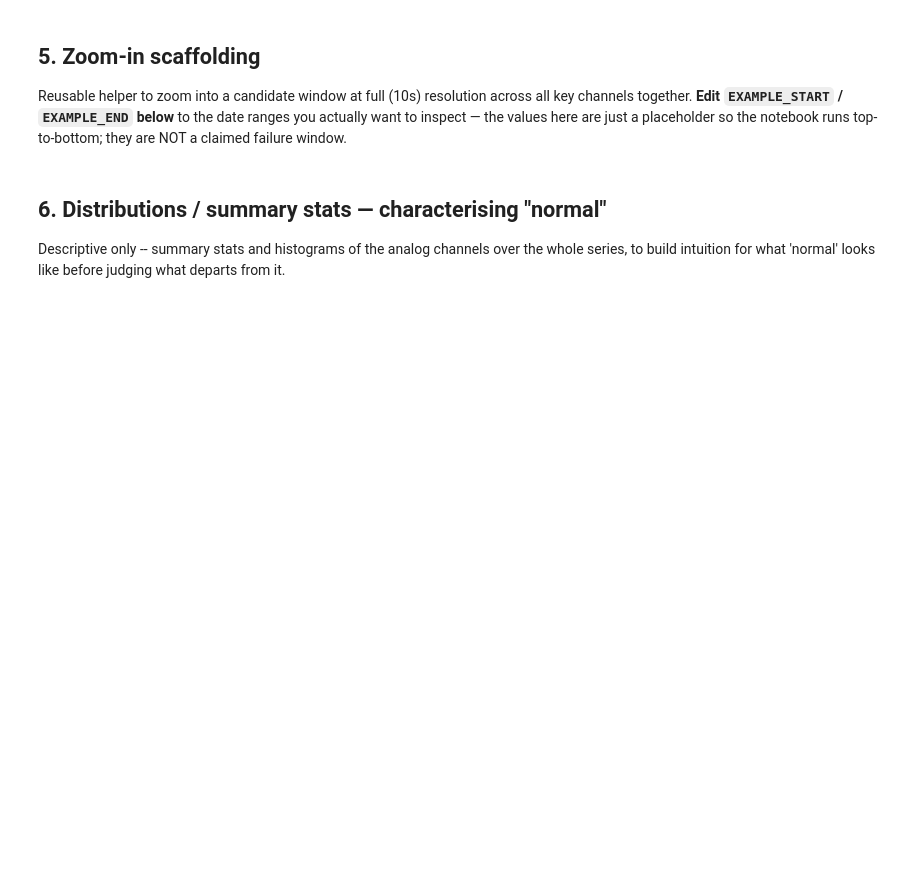
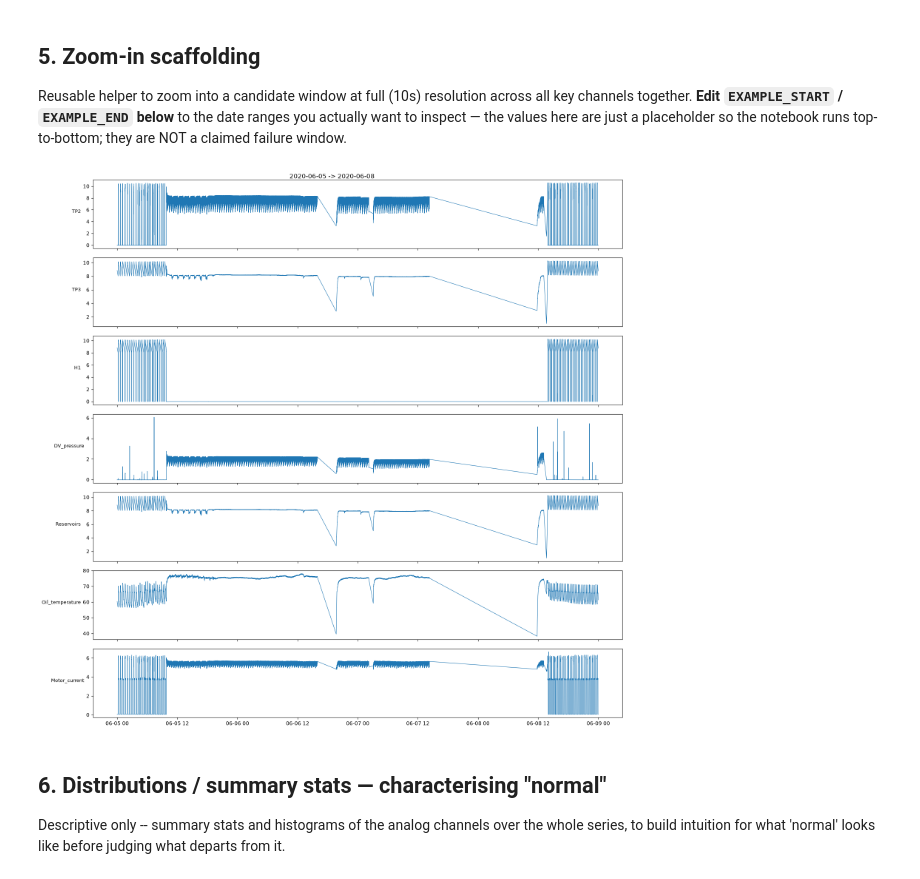
Before and after one commit to mingyang-ow/apu-sentinel, a Jupyter notebook: notebooks/exploratory/01_failure_identification.ipynb, the cells around one changed output. Drawn from its saved outputs; the diff is of its cells as text; code cells hidden in the pictures; blank space fills up the shorter version.

```diff
--- a/notebooks/exploratory/01_failure_identification.ipynb
+++ b/notebooks/exploratory/01_failure_identification.ipynb
@@ -111,27 +119,29 @@ Reusable helper to zoom into a candidate window at full (10s) resolution across
 # %%
 def plot_window(df, start, end, channels=None):
     """Plot `channels` (default: analog channels) over df.loc[start:end] at full
     resolution. Read-only -- `window` below is a slice/copy, df is untouched.
     """
     channels = channels or ANALOG_CHANNELS
     window = df.loc[start:end, channels]
     fig, axes = plt.subplots(len(channels), 1, figsize=(16, 2.2 * len(channels)), sharex=True)
     for ax, col in zip(axes, channels, strict=True):
         ax.plot(window.index, window[col], linewidth=0.8)
         ax.set_ylabel(col, rotation=0, ha="right", fontsize=9)
     fig.suptitle(f"{start} -> {end}")
     fig.tight_layout()
     return fig
 
 
-EXAMPLE_START = "2020-02-01"  # <-- EDIT ME: candidate window start
-EXAMPLE_END = "2020-02-03"  # <-- EDIT ME: candidate window end
+EXAMPLE_START = "2020-06-05"  # <-- EDIT ME: candidate window start
+EXAMPLE_END = "2020-06-08"  # <-- EDIT ME: candidate window end
 
 _ = plot_window(df, EXAMPLE_START, EXAMPLE_END)
 plt.show()
 
 # You can also zoom on the digital channels for the same window, e.g.:
 # _ = plot_window(df, EXAMPLE_START, EXAMPLE_END, channels=DIGITAL_CHANNELS)
+# %% [output]
+[figure, added]
 # %% [markdown]
 ## 6. Distributions / summary stats — characterising "normal"
 
```
Also changed, not shown: parts of 5 cells of this notebook, 9 other files.
